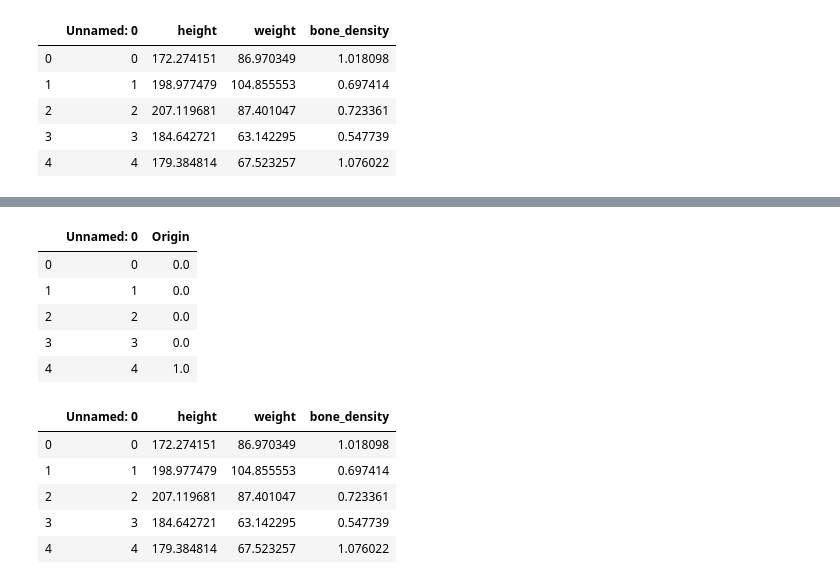
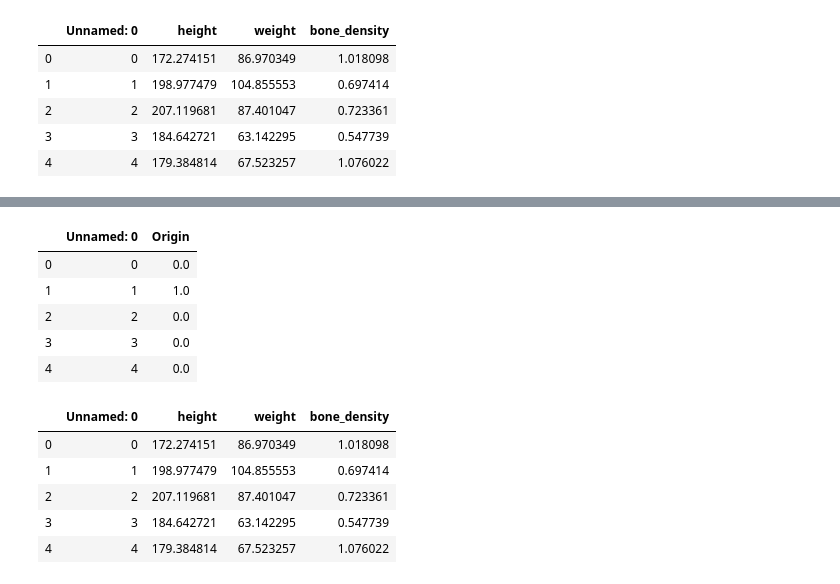
Before and after one commit to MCCiupek/bootcamp_ML, a Jupyter notebook: Module03/ex07/mono_log.ipynb, the cells around one changed output, grey strips where cells are left out. Cells and saved outputs as stored; diff of their text form; code cells hidden in the pictures.

```diff
--- a/Module03/ex07/mono_log.ipynb
+++ b/Module03/ex07/mono_log.ipynb
@@ -39,5 +26,11 @@ def regress(x, y, thetas, alpha, max_iter, labels, colors, plot_all=True):
 # %% [markdown]
 # Data
+# %%
+areas = ['Flying cities of Venus',
+         'United Nations of Earth',
+         'Mars Republic',
+         'The Asteroids’ Belt colonies']
+zipcode = 2
 # %%
 x = pd.read_csv("../ressources/solar_system_census.csv")
 x.head()
@@ -51,15 +54,14 @@ x.head()
 # %%
-y = pd.read_csv("../ressources/solar_system_census_planets.csv")
-y['Origin'][y['Origin'] == 0] = -1
-y['Origin'][y['Origin'] > 0] = 0
+y['Origin'][y['Origin'] == zipcode] = -1
+y['Origin'][y['Origin'] > -1] = 0
 y['Origin'][y['Origin'] == -1] = 1
 y.head()
 # %% [output]
 |  | Unnamed: 0 | Origin |
 | 0 | 0 | 0.0 |
-| 1 | 1 | 0.0 |
+| 1 | 1 | 1.0 |
 | 2 | 2 | 0.0 |
 | 3 | 3 | 0.0 |
-| 4 | 4 | 1.0 |
+| 4 | 4 | 0.0 |
 # %%
 norm_x = x.copy()
```
Also changed, not shown: parts of 25 cells of this notebook, 1 other file.
